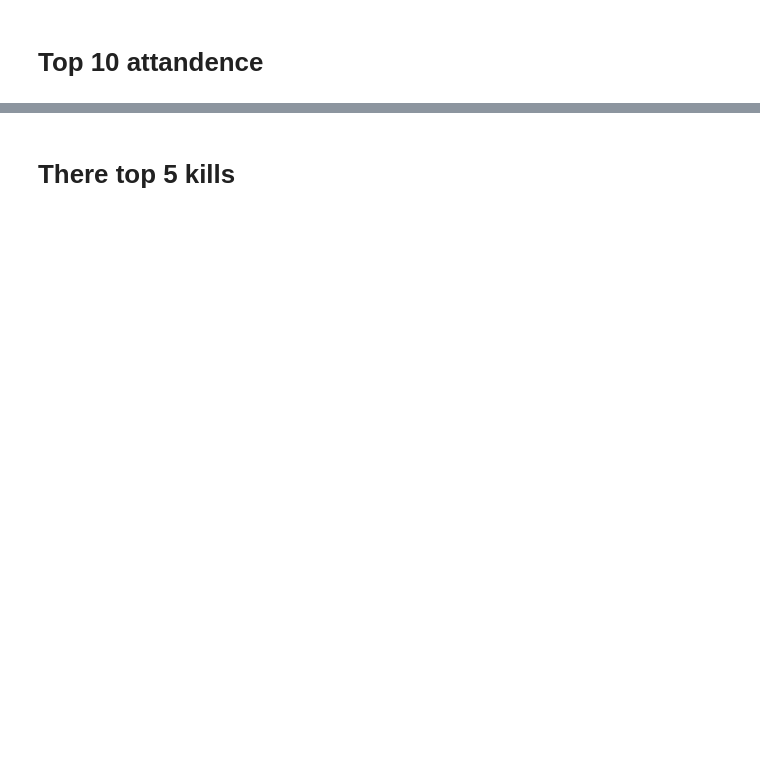
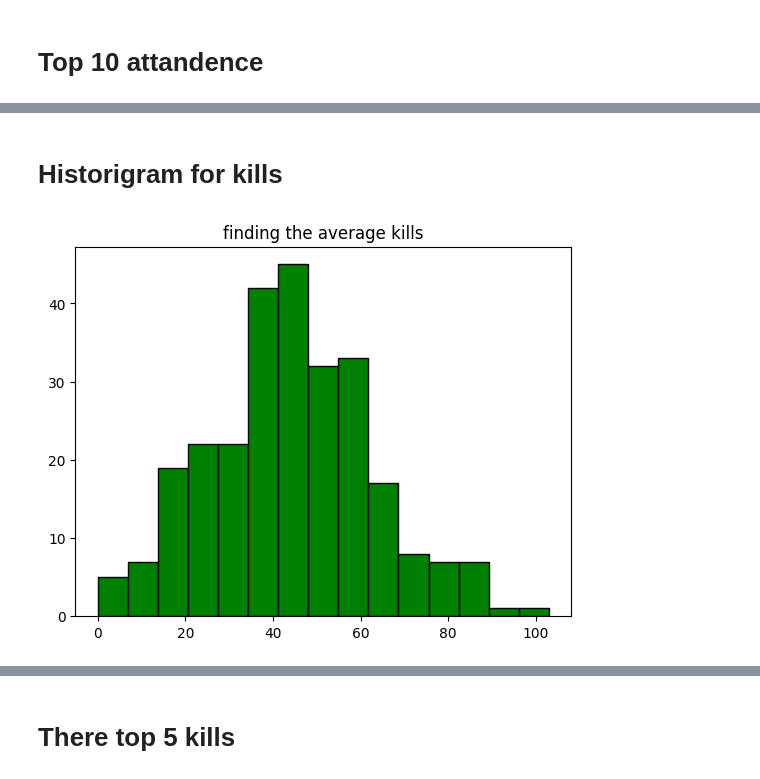
Before and after one commit to cakethehuman/brunswick-audit, a Jupyter notebook: main.ipynb, the cells around one changed output, grey strips where cells are left out. Saved outputs shown, nothing was run; the diff lists cells and outputs as text; code cells hidden in the pictures; blank space fills up the shorter version.

```diff
--- a/main.ipynb
+++ b/main.ipynb
@@ -35,0 +37,12 @@ plt.show()
+# %% [markdown]
+# Historigram for kills
+# %%
+
+
+plt.hist(df["kills"], bins=15, color='green', edgecolor='black')
+
+plt.title("finding the average kills")
+plt.plot()
+plt.show()
+# %% [output]
+[figure, added]
```
Also changed, not shown: parts of 6 cells of this notebook, 1 other file.
